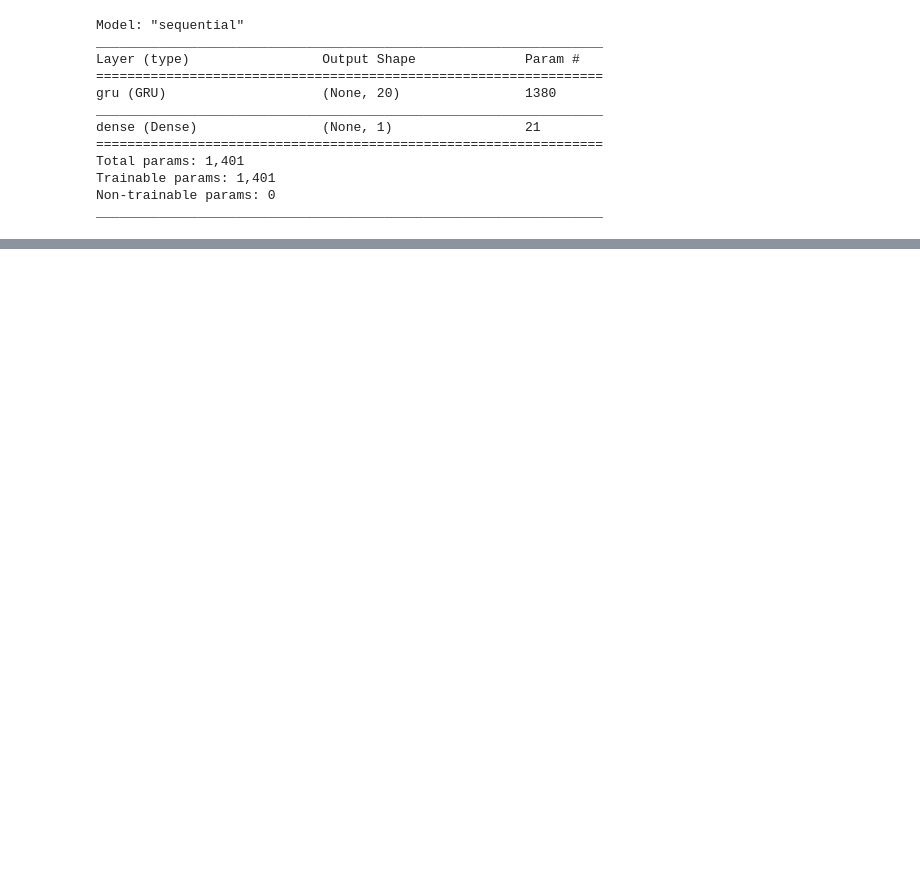
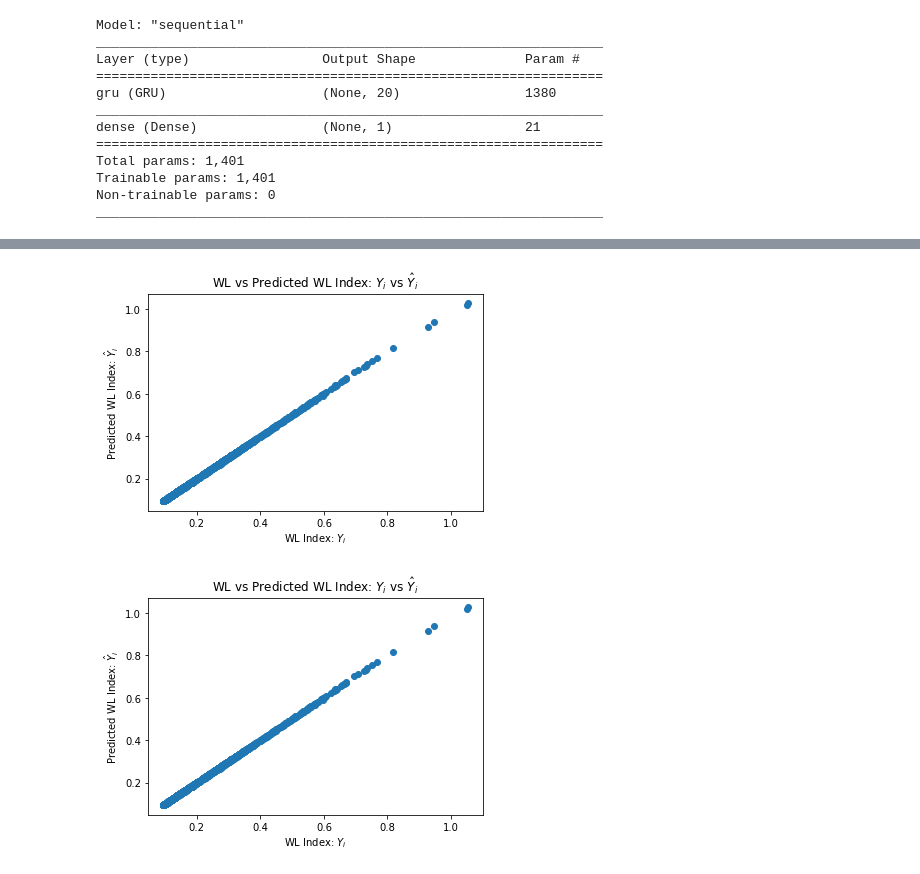
Before and after one commit to bigdata-course-KU-team11/Data_collection, a Jupyter notebook: Model/GRU.ipynb, the cells around one changed output, grey strips where cells are left out. Cells and saved outputs as stored; diff of their text form; code cells hidden in the pictures; blank space fills up the shorter version.

```diff
--- a/Model/GRU.ipynb
+++ b/Model/GRU.ipynb
@@ -312,0 +351,2 @@ early_stop = EarlyStopping(monitor='loss', patience=1, verbose=1)
+# %%
+y_pred = [model_list[i].predict(X_test_t[i], batch_size=30) for i in range(len(df_list))]
@@ -312,0 +356,10 @@ early_stop = EarlyStopping(monitor='loss', patience=1, verbose=1)
+# %%
+for i in range(len(df_list)):
+    plt.scatter(y_test[i], y_pred[i])
+    plt.xlabel("WL Index: $Y_i$")
+    plt.ylabel("Predicted WL Index: $\hat{Y}_i$")
+    plt.title("WL vs Predicted WL Index: $Y_i$ vs $\hat{Y}_i$")
+    plt.show()
+# %% [output]
+[figure, added]
+[figure, added]
```
Also changed, not shown: parts of 74 cells of this notebook.
